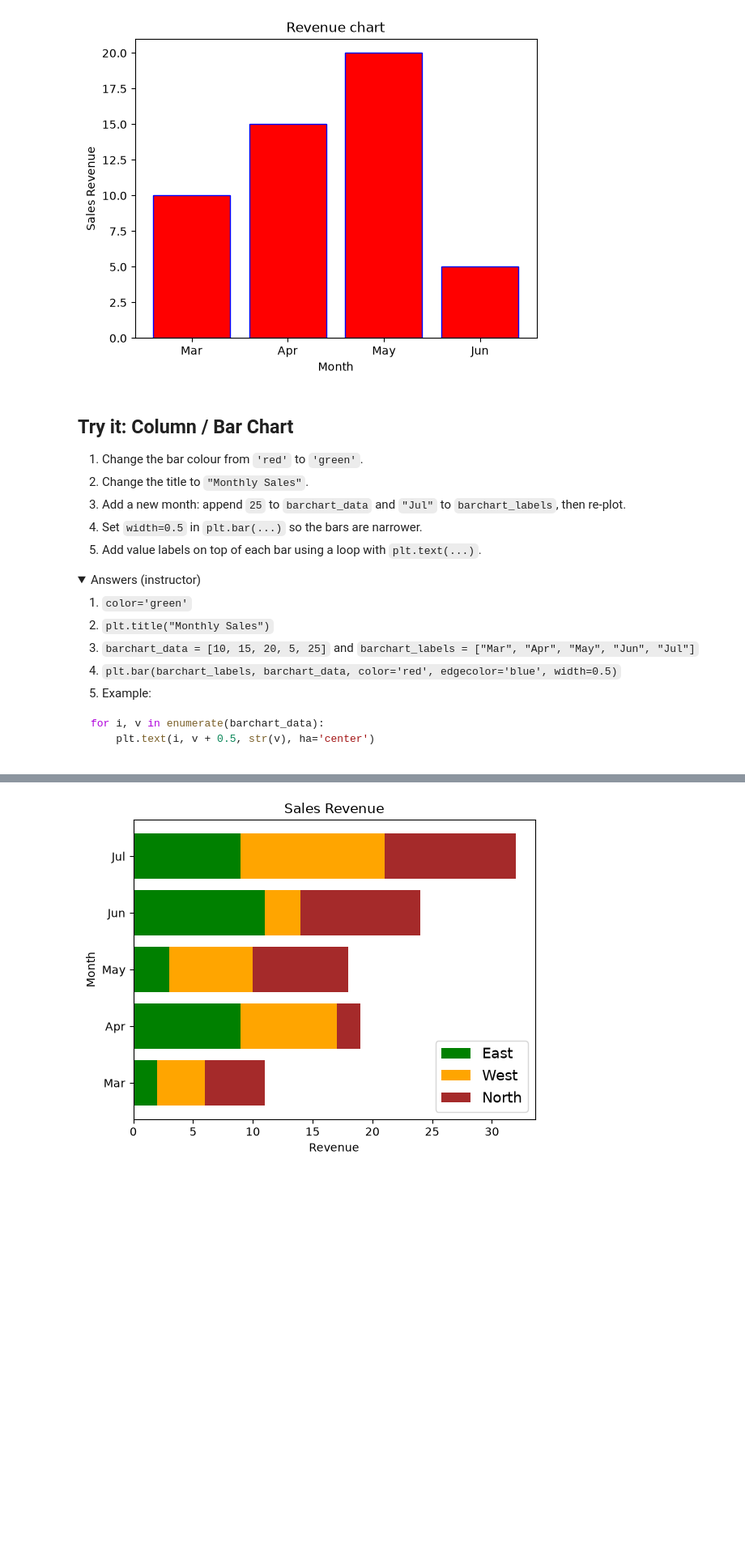
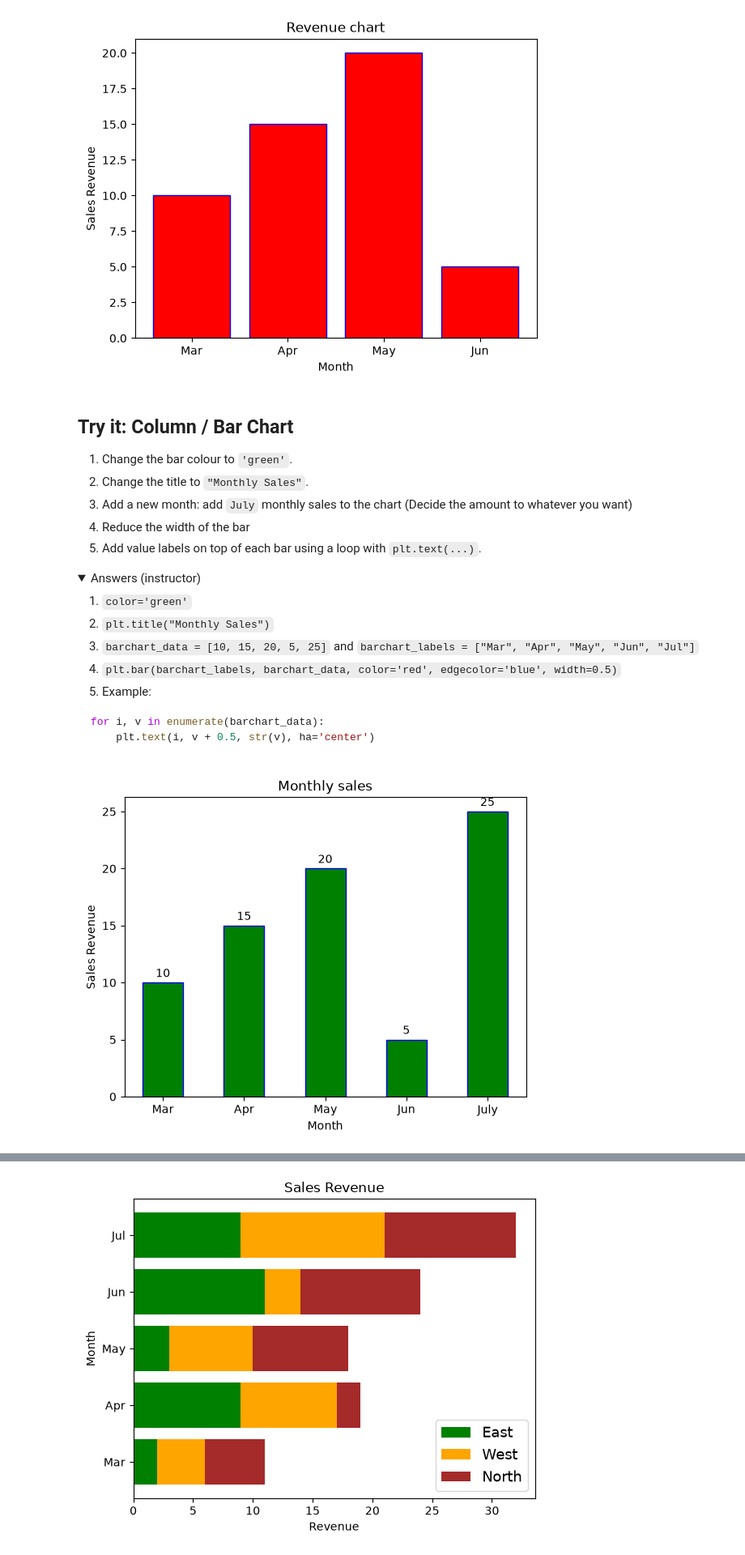
Before and after one commit to dungp-dsai/data-visualization-gta, a Jupyter notebook: ws_1.ipynb, the cells around one changed output, grey strips where cells are left out. Shown at 81% size. Drawn from its saved outputs; the diff is of its cells as text; code cells hidden in the pictures; folded sections open; blank space fills up the shorter version.

````diff
--- a/ws_1.ipynb
+++ b/ws_1.ipynb
@@ -24,10 +24,10 @@ plt.show()
 # %% [markdown]
 ## Try it: Column / Bar Chart
 
-1. Change the bar colour from `'red'` to `'green'`.
+1. Change the bar colour to `'green'`.
 2. Change the title to `"Monthly Sales"`.
-3. Add a new month: append `25` to `barchart_data` and `"Jul"` to `barchart_labels`, then re-plot.
-4. Set `width=0.5` in `plt.bar(...)` so the bars are narrower.
+3. Add a new month: add `July` monthly sales to the chart (Decide the amount to whatever you want)
+4. Reduce the width of the bar
 5. Add value labels on top of each bar using a loop with `plt.text(...)`.
 
 <details>
@@ -44,6 +44,26 @@ for i, v in enumerate(barchart_data):
 ```
 
 </details>
+# %%
+# Data
+barchart_data = [10, 15, 20, 5, 25]
+barchart_labels = ["Mar", "Apr", "May", "Jun", "July"]
+
+# Create a bar chart
+plt.bar(barchart_labels, barchart_data, color='green', edgecolor='blue', width=0.5)
+
+# Add labels and title
+plt.xlabel("Month")
+plt.ylabel("Sales Revenue")
+plt.title("Monthly sales")
+
+for i, v in enumerate(barchart_data):
+    plt.text(i, v + 0.5, str(v), ha='center')
+
+# Display the chart
+plt.show()
+# %% [output]
+[figure, added]
 # %%
 # Create a horizontal bar chart
 plt.barh(barchart_labels, barchart_data, color='red', edgecolor='blue')
````
Also changed, not shown: parts of 4 cells of this notebook, 1 other file.
